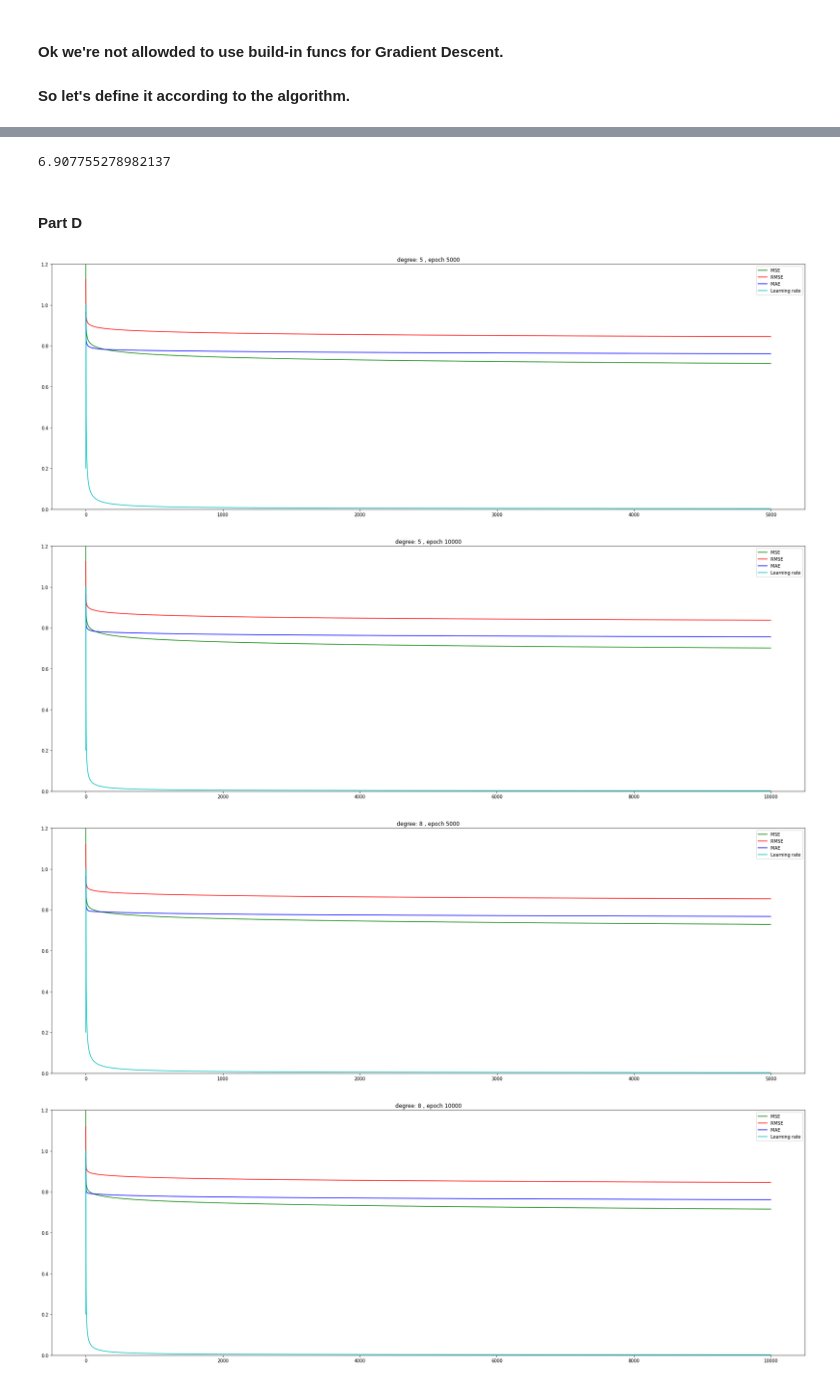
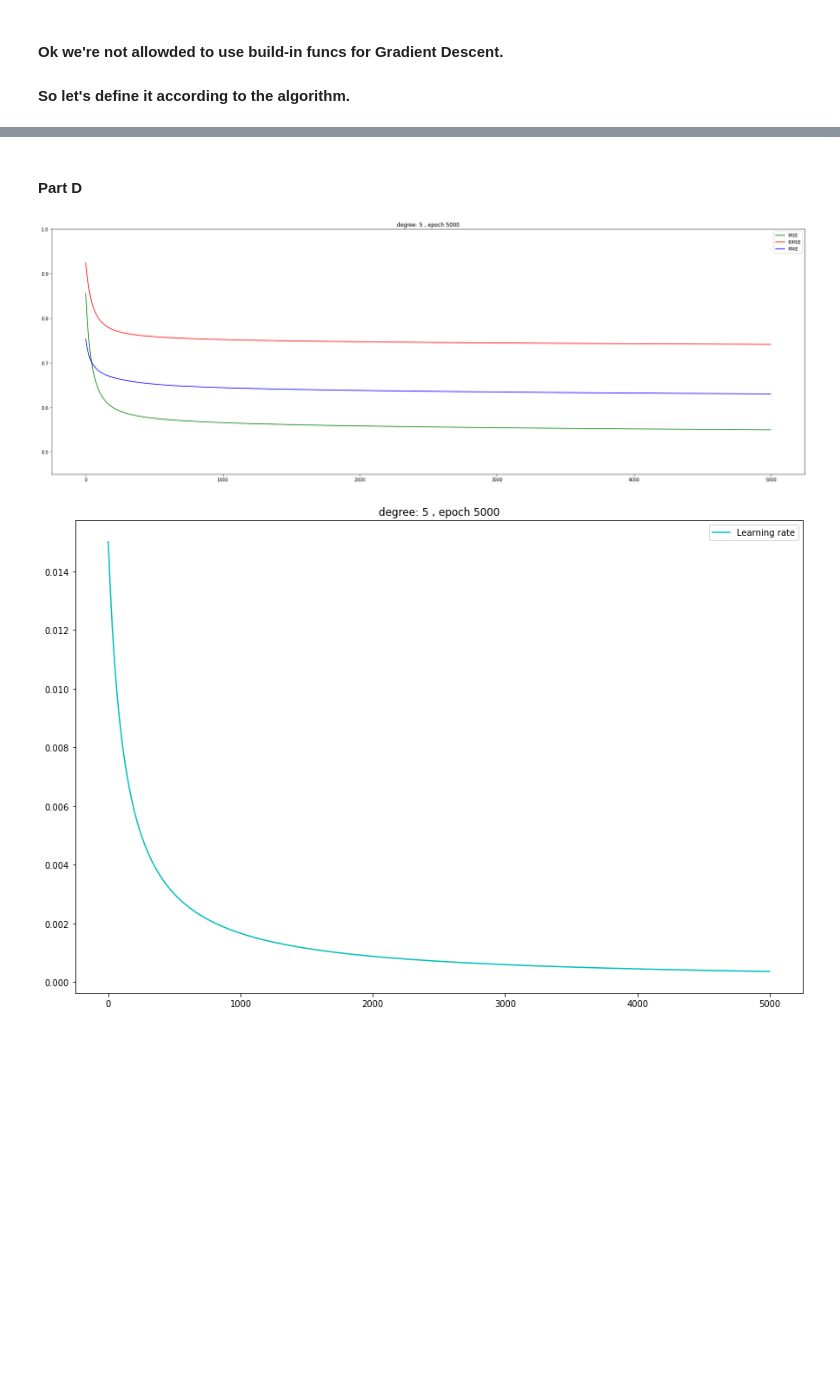
Before and after one commit to nahbos/AUT-Machine-Learning, a Jupyter notebook: Ex01.ipynb, the cells around one changed output, grey strips where cells are left out. Saved outputs shown, nothing was run; the diff lists cells and outputs as text; code cells hidden in the pictures; blank space fills up the shorter version.

Commit message:
Part D is in progress. Learning rate is annoying! O_O

```diff
--- a/Ex01.ipynb
+++ b/Ex01.ipynb
@@ -82,8 +82,9 @@ m = df.shape[0]
 def gd(epoch, degree, df_train, df_test):
 
     # I decided to start learning rate from 0.2 and decrease it during iterations
-    alpha = 0.2
+    alpha = 0.015
     alph = alpha
+    decay = 0.008
 
     # Coefficients
     a0, a1, a2, a3, a4, a5, a6, a7, a8, a9, a10 = [0] * 11
@@ -102,7 +103,7 @@ def gd(epoch, degree, df_train, df_test):
         mr_lr_ep[2].append(i)
         mr_lr_ep[3].append(alpha)
 
-        alpha = np.power(alph, np.log10(i + 1))
+        alpha = np.multiply(alph, np.divide(1, np.add(1, np.multiply(decay, i))))
 
     return coeffs, mr_lr_ep
 # %%
@@ -138,8 +139,8 @@ def miss_rate(df_train, df_test, train_pred_Y, coeffs, degree, mr_lr_ep):
     mr_lr_ep[0][1][1].append(ts_RMSE)
     mr_lr_ep[0][1][2].append(ts_MAE)
 # %%
-degrees = [5, 8, 10]
-epochs = [5000, 10000]
+degrees = [5]
+epochs = [5000]
 mr_lr_ep_list = []
 
 for degree in degrees:
@@ -183,26 +174,24 @@ for degree in degrees:
 # x = np.linspace(-1, 1, 100)
 # plt.plot(x, PolyCoefficients(x, coeffs))
 # plt.show()
-# %%
-np.log(1000)
-# %% [output]
-6.907755278982137
 # %% [markdown]
 #### Part D
 # %%
 for ele in mr_lr_ep_list:
     plt.figure(figsize=(30, 10))
-    plt.ylim([0, 1.2])
+    plt.ylim([0.45, 1])
     plt.title('degree: {} , epoch {}'.format(ele[1], len(ele[0][2])))
     plt.plot(ele[0][2], ele[0][0][1][0], 'g', label='MSE')
     plt.plot(ele[0][2], ele[0][0][1][1], 'r', label='RMSE')
     plt.plot(ele[0][2], ele[0][0][1][2], 'b', label='MAE')
-    plt.plot(ele[0][2], ele[0][3], 'c', label='Learning rate')
-
     plt.legend()
     plt.show()
+
+    plt.figure(figsize=(15, 10))
+    plt.title('degree: {} , epoch {}'.format(ele[1], len(ele[0][2])))
+    plt.plot(ele[0][2], ele[0][3], 'c', label='Learning rate')
+    plt.legend()
+    plt.show()
 # %% [output]
-[figure, old version]
+[figure, new version]
-[figure, old version]
+[figure, new version]
-[figure, removed]
-[figure, removed]
```
Also changed, not shown: parts of 3 cells of this notebook.
